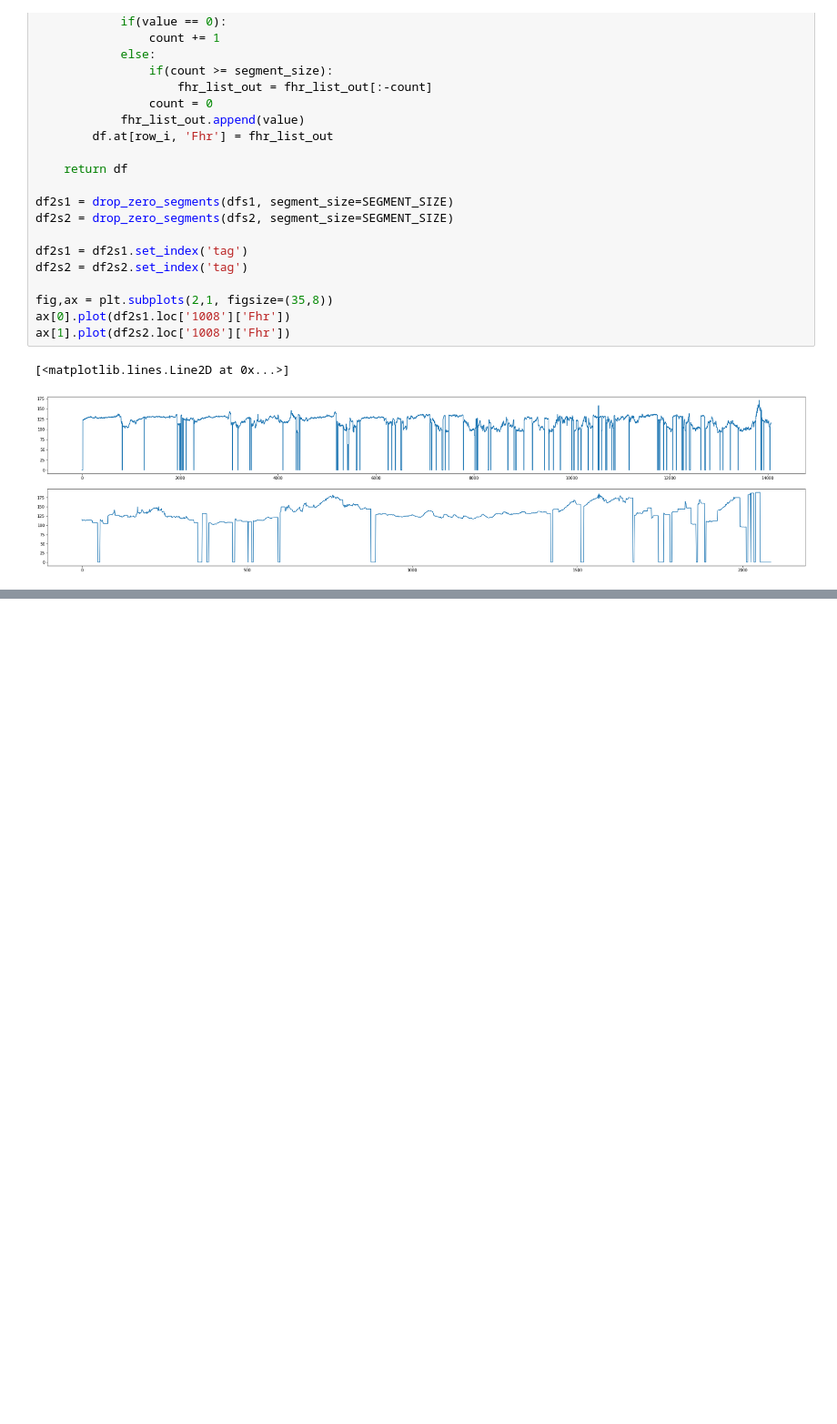
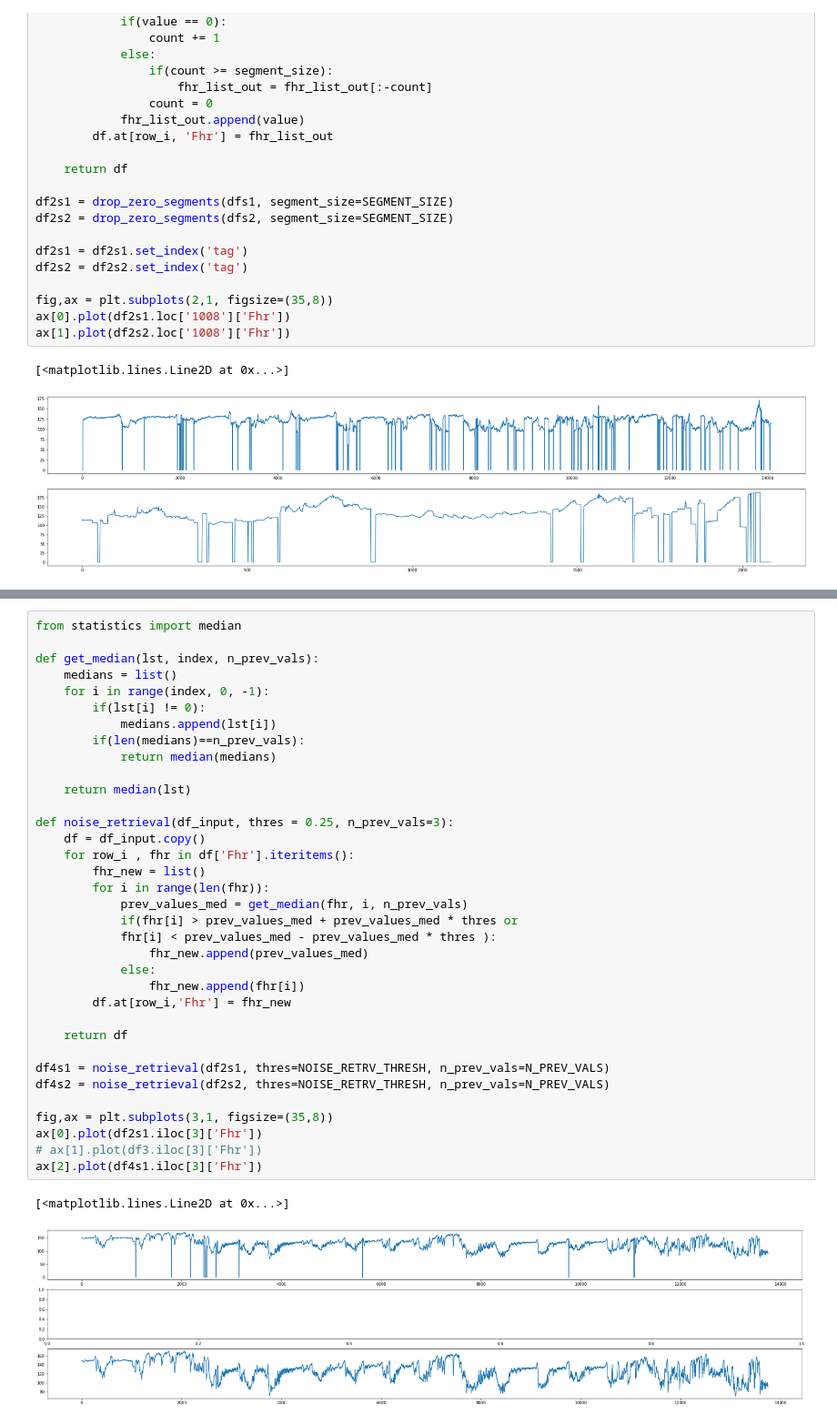
Before and after one commit to igeor/Cardiotocographic-Signal-Classification-based-on-Heart-Rate-Variability, a Jupyter notebook: analysis_2.ipynb, the cells around one changed output, grey strips where cells are left out. Shown at 91% size. Saved outputs shown, nothing was run; the diff lists cells and outputs as text; blank space fills up the shorter version.

```diff
--- a/analysis_2.ipynb
+++ b/analysis_2.ipynb
@@ -210,0 +234,38 @@ ax[1].plot(df2s2.loc['1008']['Fhr'])
+# %%
+from statistics import median
+
+def get_median(lst, index, n_prev_vals):
+    medians = list()
+    for i in range(index, 0, -1):
+        if(lst[i] != 0):
+            medians.append(lst[i])
+        if(len(medians)==n_prev_vals):
+            return median(medians)
+
+    return median(lst)
+
+def noise_retrieval(df_input, thres = 0.25, n_prev_vals=3):
+    df = df_input.copy()
+    for row_i , fhr in df['Fhr'].iteritems():
+        fhr_new = list()
+        for i in range(len(fhr)):
+            prev_values_med = get_median(fhr, i, n_prev_vals)
+            if(fhr[i] > prev_values_med + prev_values_med * thres or
+            fhr[i] < prev_values_med - prev_values_med * thres ):
+                fhr_new.append(prev_values_med)
+            else:
+                fhr_new.append(fhr[i])
+        df.at[row_i,'Fhr'] = fhr_new
+
+    return df
+
+df4s1 = noise_retrieval(df2s1, thres=NOISE_RETRV_THRESH, n_prev_vals=N_PREV_VALS)
+df4s2 = noise_retrieval(df2s2, thres=NOISE_RETRV_THRESH, n_prev_vals=N_PREV_VALS)
+
+fig,ax = plt.subplots(3,1, figsize=(35,8))
+ax[0].plot(df2s1.iloc[3]['Fhr'])
+# ax[1].plot(df3.iloc[3]['Fhr'])
+ax[2].plot(df4s1.iloc[3]['Fhr'])
+# %% [output]
+[<matplotlib.lines.Line2D at 0x...>]
+[figure, added]
```
Also changed, not shown: parts of 2 cells of this notebook.
